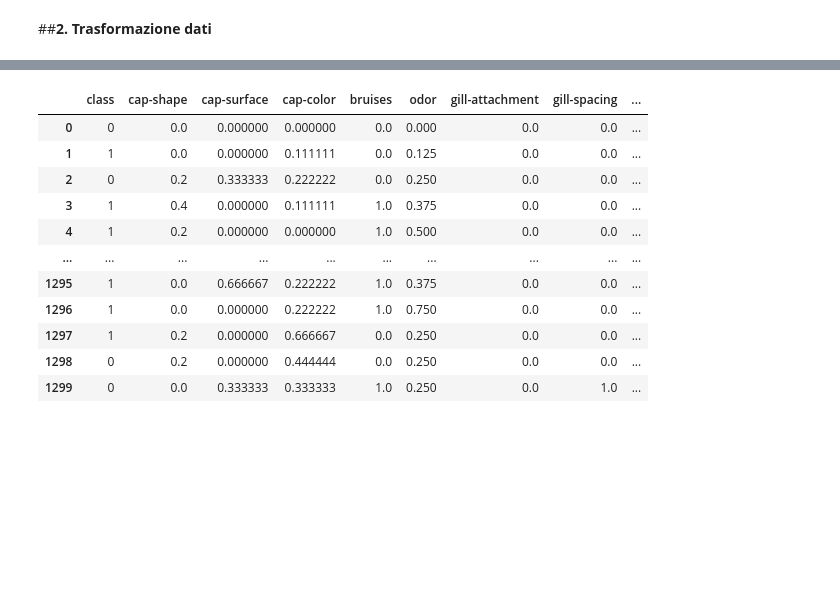
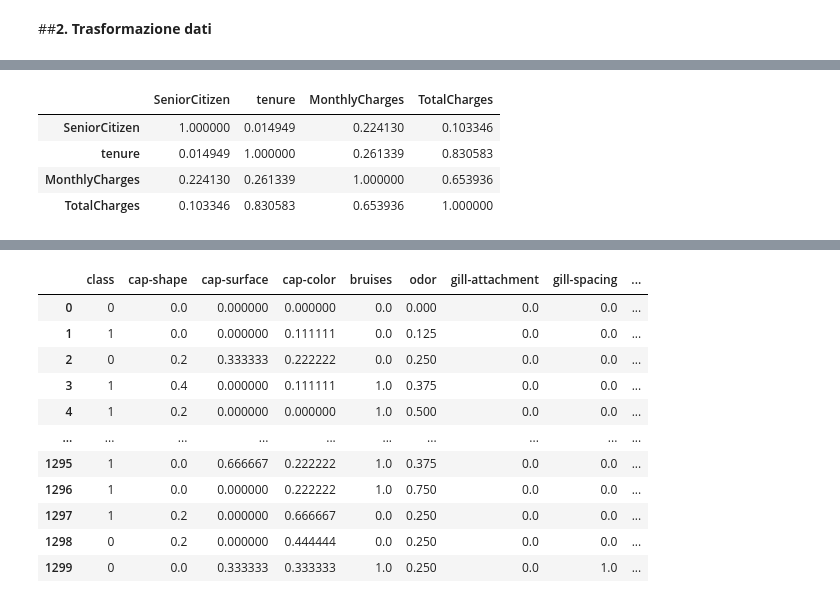
Before and after one commit to MichelaPascale/Challenges, a Jupyter notebook: Notebook_training2.ipynb, the cells around one changed output, grey strips where cells are left out. Saved outputs shown, nothing was run; the diff lists cells and outputs as text; code cells hidden in the pictures; blank space fills up the shorter version.

```diff
--- a/Notebook_training2.ipynb
+++ b/Notebook_training2.ipynb
@@ -108,0 +127,8 @@ test_data['TotalCharges'] = pd.to_numeric(test_data.TotalCharges, errors='coerce
+# %%
+train.corr()
+# %% [output]
+|  | SeniorCitizen | tenure | MonthlyCharges | TotalCharges |
+| SeniorCitizen | 1.000000 | 0.014949 | 0.224130 | 0.103346 |
+| tenure | 0.014949 | 1.000000 | 0.261339 | 0.830583 |
+| MonthlyCharges | 0.224130 | 0.261339 | 1.000000 | 0.653936 |
+| TotalCharges | 0.103346 | 0.830583 | 0.653936 | 1.000000 |
```
Also changed, not shown: parts of 15 cells of this notebook.
